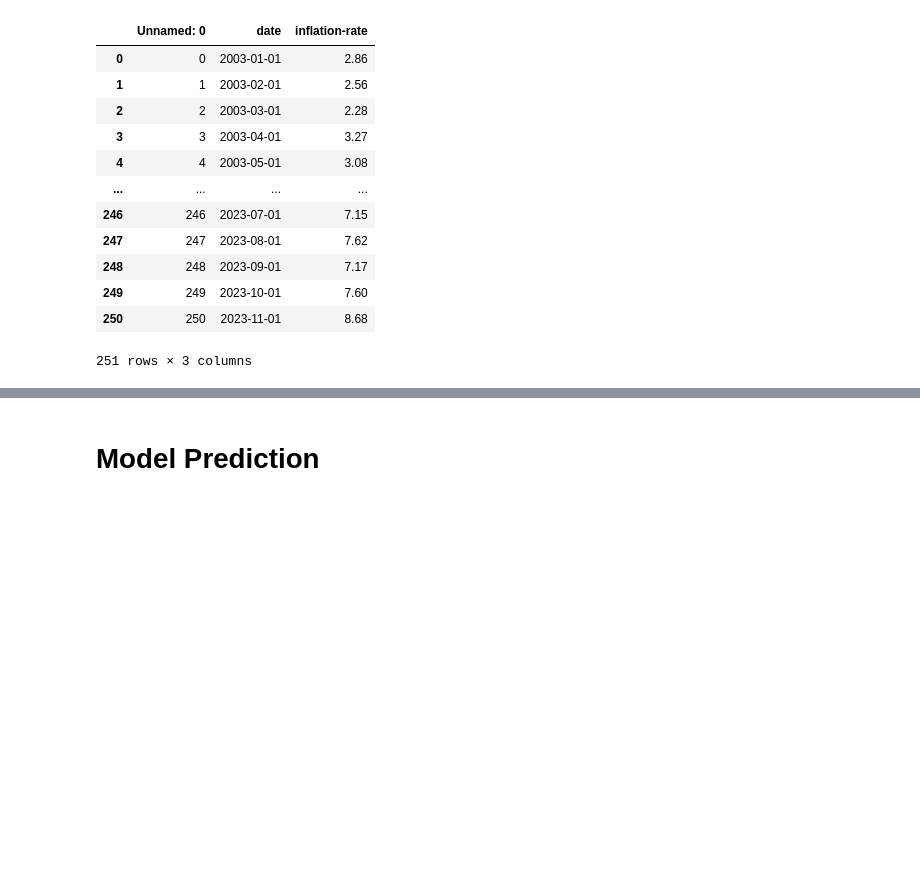
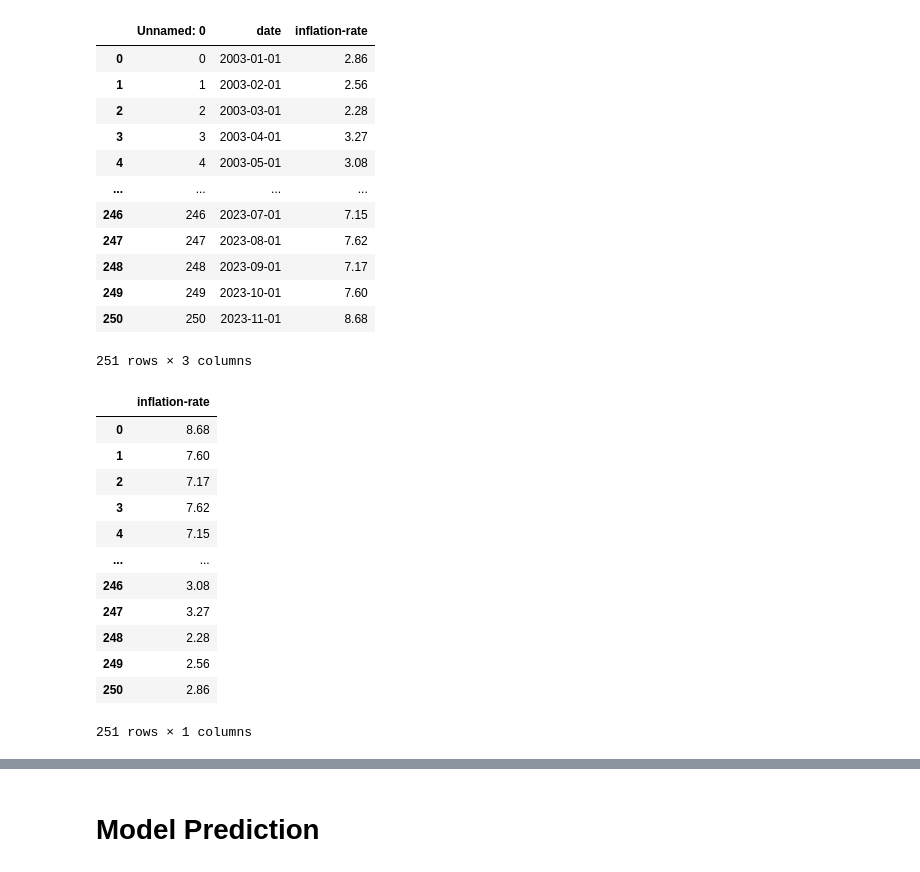
Before and after one commit to farisznafis/bangkit-financify, a Jupyter notebook: ML/z/tesz.ipynb, the cells around one changed output, grey strips where cells are left out. Saved outputs shown, nothing was run; the diff lists cells and outputs as text; code cells hidden in the pictures; blank space fills up the shorter version.

```diff
--- a/ML/z/tesz.ipynb
+++ b/ML/z/tesz.ipynb
@@ -26,3 +26,23 @@ df
 | 249 | 249 | 2023-10-01 | 7.60 |
 | 250 | 250 | 2023-11-01 | 8.68 |
 251 rows × 3 columns
+# %%
+# take inflation-rate column to new dataframe
+df_inf = df[['inflation-rate']]
+# swap column vertically
+df_inf = df_inf[::-1].reset_index(drop=True)
+df_inf
+# %% [output]
+|  | inflation-rate |
+| 0 | 8.68 |
+| 1 | 7.60 |
+| 2 | 7.17 |
+| 3 | 7.62 |
+| 4 | 7.15 |
+| ... | ... |
+| 246 | 3.08 |
+| 247 | 3.27 |
+| 248 | 2.28 |
+| 249 | 2.56 |
+| 250 | 2.86 |
+251 rows × 1 columns
```
Also changed, not shown: parts of 10 cells of this notebook, 1 other file.
